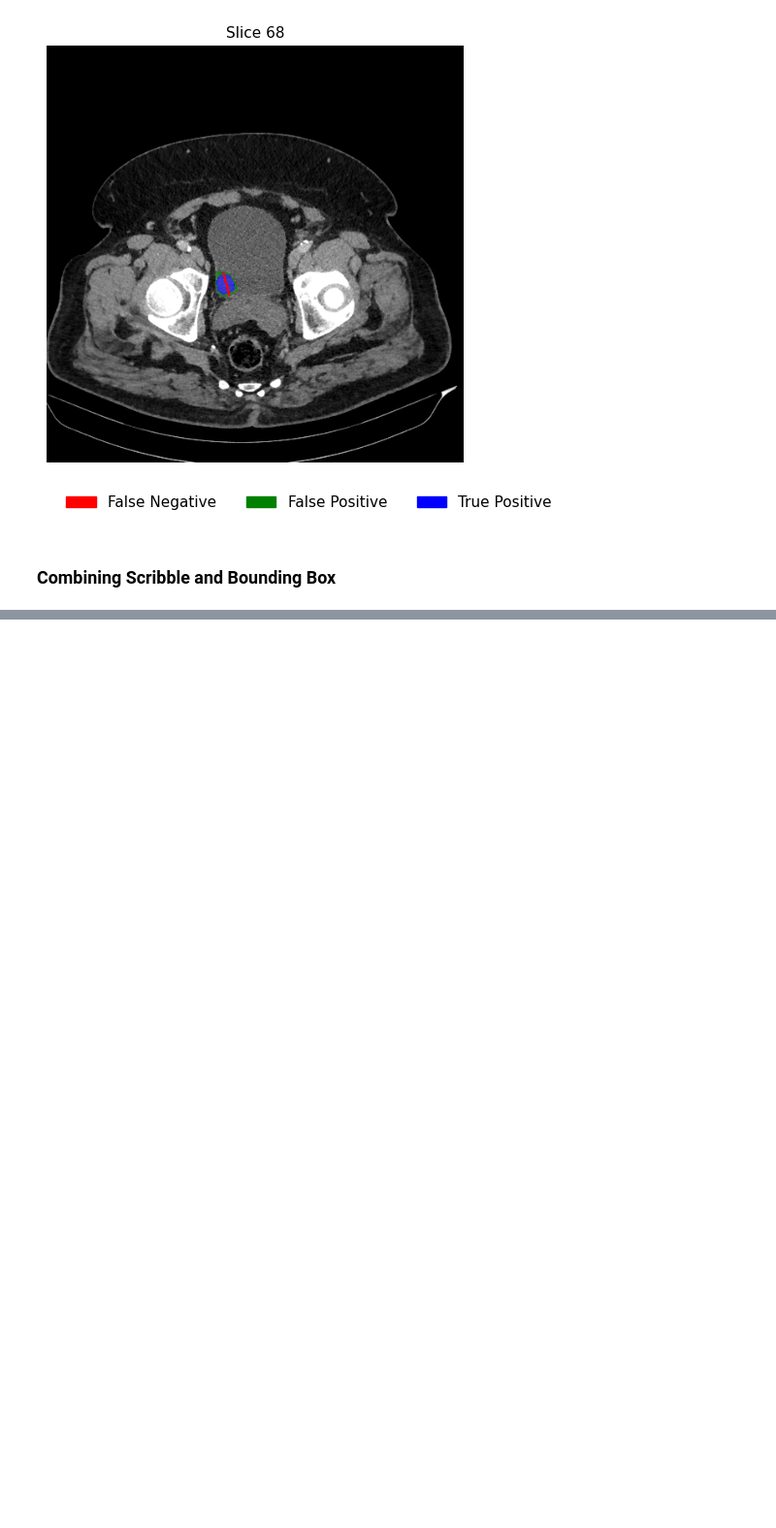
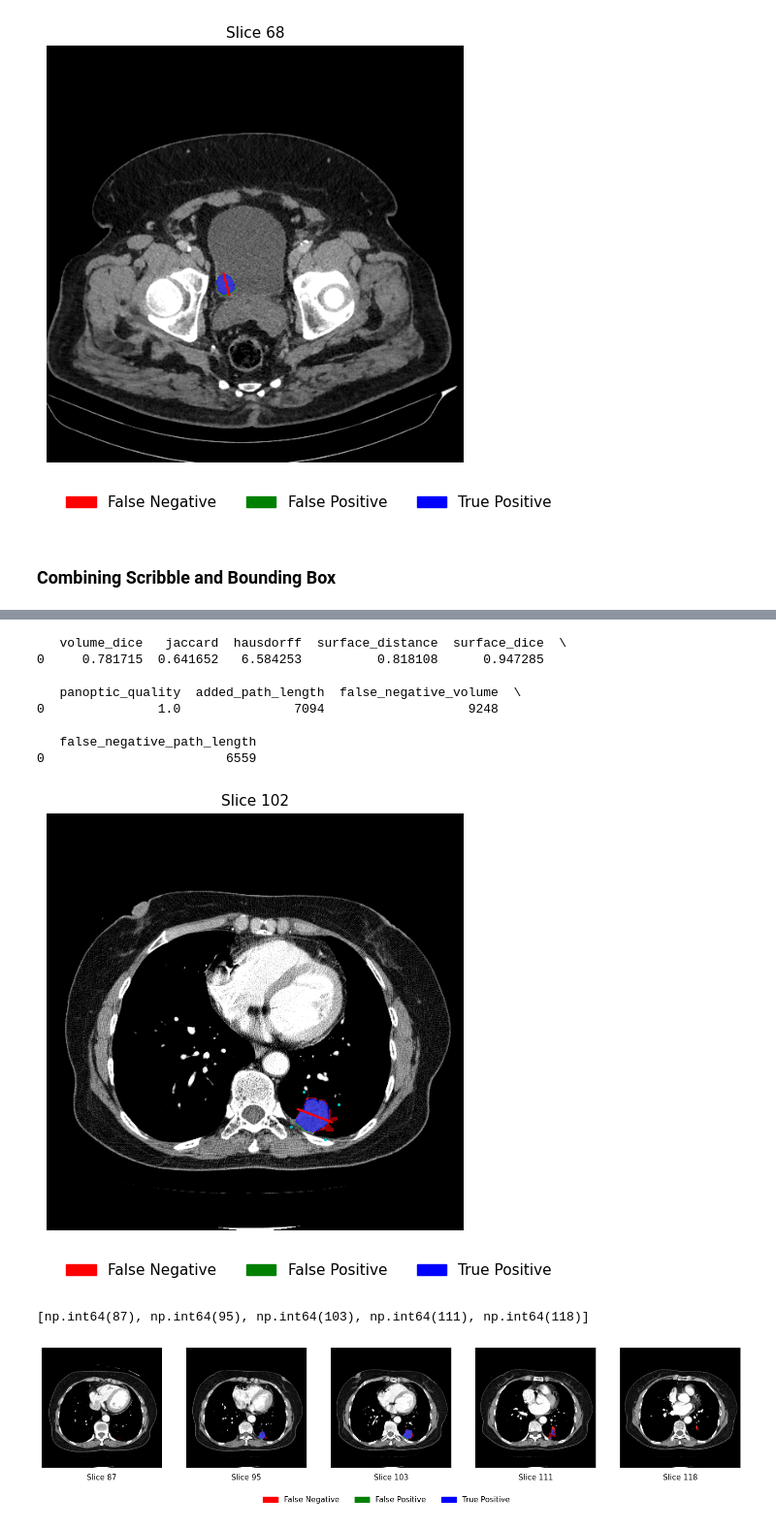
Before and after one commit to bhklab/bhklab-nninteractive, a Jupyter notebook: workflow/notebooks/nnInteractive_example.ipynb, the cells around one changed output, grey strips where cells are left out. Shown at 97% size. Saved outputs shown, nothing was run; the diff lists cells and outputs as text; code cells hidden in the pictures; blank space fills up the shorter version.

Commit message:
feat: add testing for iterative point-based prompting

```diff
--- a/workflow/notebooks/nnInteractive_example.ipynb
+++ b/workflow/notebooks/nnInteractive_example.ipynb
@@ -517,0 +1216,67 @@ plt.show()
+# %%
+recist_line = get_line_from_recist(recist_coords = recist_points, slice_number = max_area_slice, img_size = img_arr.shape)
+slice_rere, _ = find_first_last_slice(recist_line)
+
+line_data = list(array_to_coords(recist_line[slice_rere]))
+x, y = zip(*line_data)
+
+# Add negative points on the corners of the bounding box
+NEGATIVE_PT1 = (negative_points[1], negative_points[0], max_area_slice)
+NEGATIVE_PT2 = (negative_points[3], negative_points[2], max_area_slice)
+NEGATIVE_PT3 = (negative_points[5], negative_points[4], max_area_slice)
+NEGATIVE_PT4 = (negative_points[7], negative_points[6], max_area_slice)
+
+session.add_point_interaction(NEGATIVE_PT1, include_interaction=False)
+session.add_point_interaction(NEGATIVE_PT2, include_interaction=False)
+session.add_point_interaction(NEGATIVE_PT3, include_interaction=False)
+session.add_point_interaction(NEGATIVE_PT4, include_interaction=False)
+
+results_xyz = session.target_buffer.clone()
+results_zxy = results_xyz.cpu().numpy().transpose(2, 0, 1)
+
+# Repeat visualizations and metric evaluation
+metric_eval1 = Evaluator()
+metric_dict1 = metric_eval1(preds = results_zxy,
+                          targets = mask_arr,
+                          spacing = npz_info['spacing'])
+
+metric_df1 = pd.DataFrame(metric_dict1, index = [0])
+
+print(metric_df1)
+# Add masks together so that false negative is 1, false positive is 2, and true positive is 3
+mask_alt = results_zxy * 2
+comb_masks_arr = mask_alt + mask_arr
+comb_masks = np.ma.masked_where(comb_masks_arr == 0, comb_masks_arr)
+
+# Plot image and mask with center point prompt
+fig = plt.figure()
+
+# Create colour map for mask
+colours = ['red', 'green', 'blue']
+boundaries = [1, 2, 3, 4]
+cmap = mcolors.ListedColormap(colours)
+norm = mcolors.BoundaryNorm(boundaries, cmap.N)
+
+# Make legend info
+legend_elem = [mpatches.Patch(color = 'red', label = 'False Negative'),
+               mpatches.Patch(color = 'green', label = 'False Positive'),
+               mpatches.Patch(color = 'blue', label = 'True Positive')]
+
+plt.imshow(np.clip(img[0,:,:,max_area_slice], -135, 215), cmap = 'gray')
+plt.imshow(comb_masks[max_area_slice,:,:], cmap = cmap, norm = norm, interpolation = 'nearest', alpha = 0.6)
+plt.scatter(negative_points[0], negative_points[1], c = 'c', marker = '.', s = 6)
+plt.scatter(negative_points[2], negative_points[3], c = 'c', marker = '.', s = 6)
+plt.scatter(negative_points[4], negative_points[5], c = 'c', marker = '.', s = 6)
+plt.scatter(negative_points[6], negative_points[7], c = 'c', marker = '.', s = 6)
+plt.plot(x, y, 'r')
+plt.axis("off")
+plt.title(f"Slice {max_area_slice}", size = 11)
+plt.tight_layout()
+
+fig.legend(handles = legend_elem, loc = 'lower right', bbox_to_anchor=(1.0, -0.10), ncol=3, frameon=False, fontsize=11)
+plt.show()
+
+pos_neg_true_visual(image = img_arr,
+                    mask_preds = results_zxy,
+                    gt_masks = mask_arr)
+# %% [output]
@@ -517,0 +1303,11 @@ plt.show()
+   volume_dice   jaccard  hausdorff  surface_distance  surface_dice  \
+0     0.781715  0.641652   6.584253          0.818108      0.947285
+
+   panoptic_quality  added_path_length  false_negative_volume  \
+0               1.0               7094                   9248
+
+   false_negative_path_length
+0                        6559
+[figure, added]
+[np.int64(87), np.int64(95), np.int64(103), np.int64(111), np.int64(118)]
+[figure, added]
```
Also changed, not shown: parts of 18 cells of this notebook.
